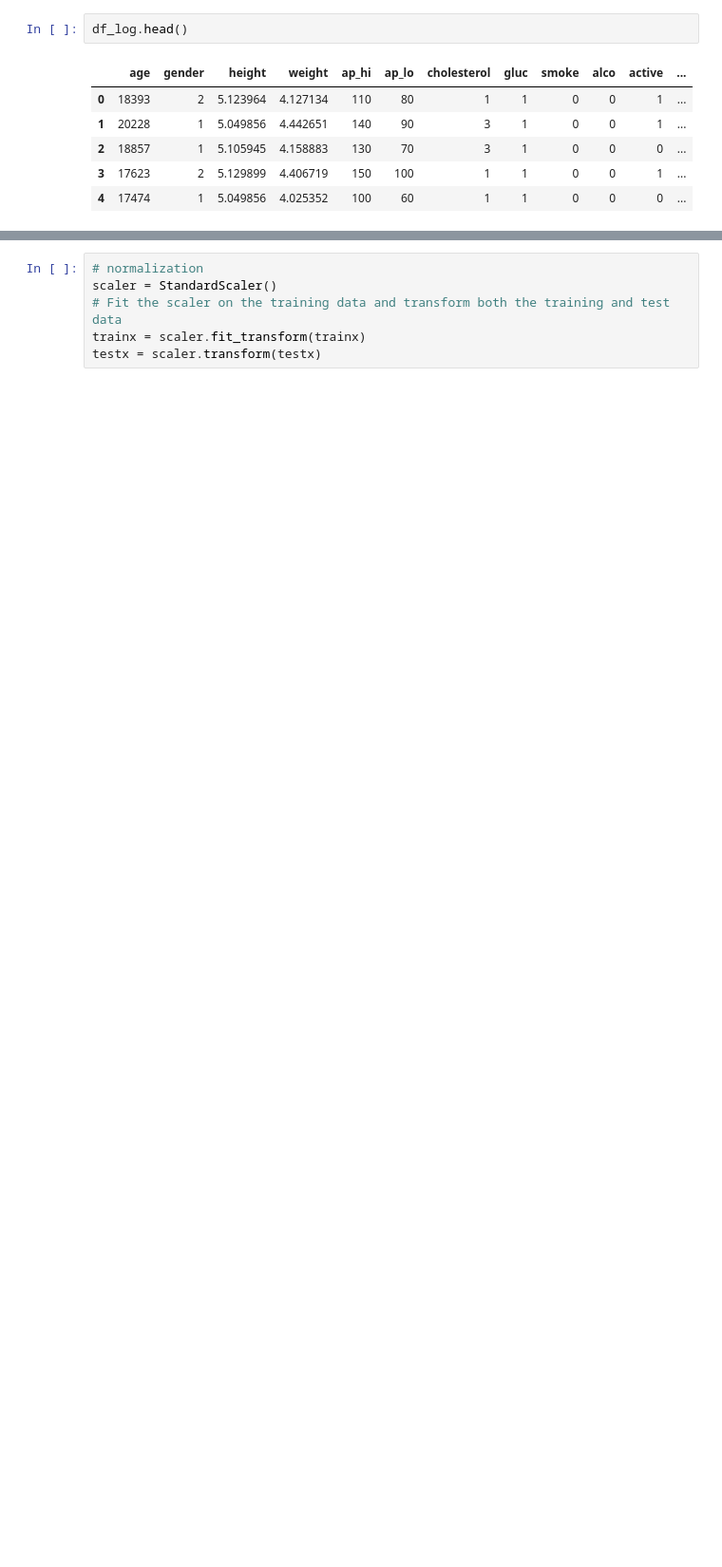
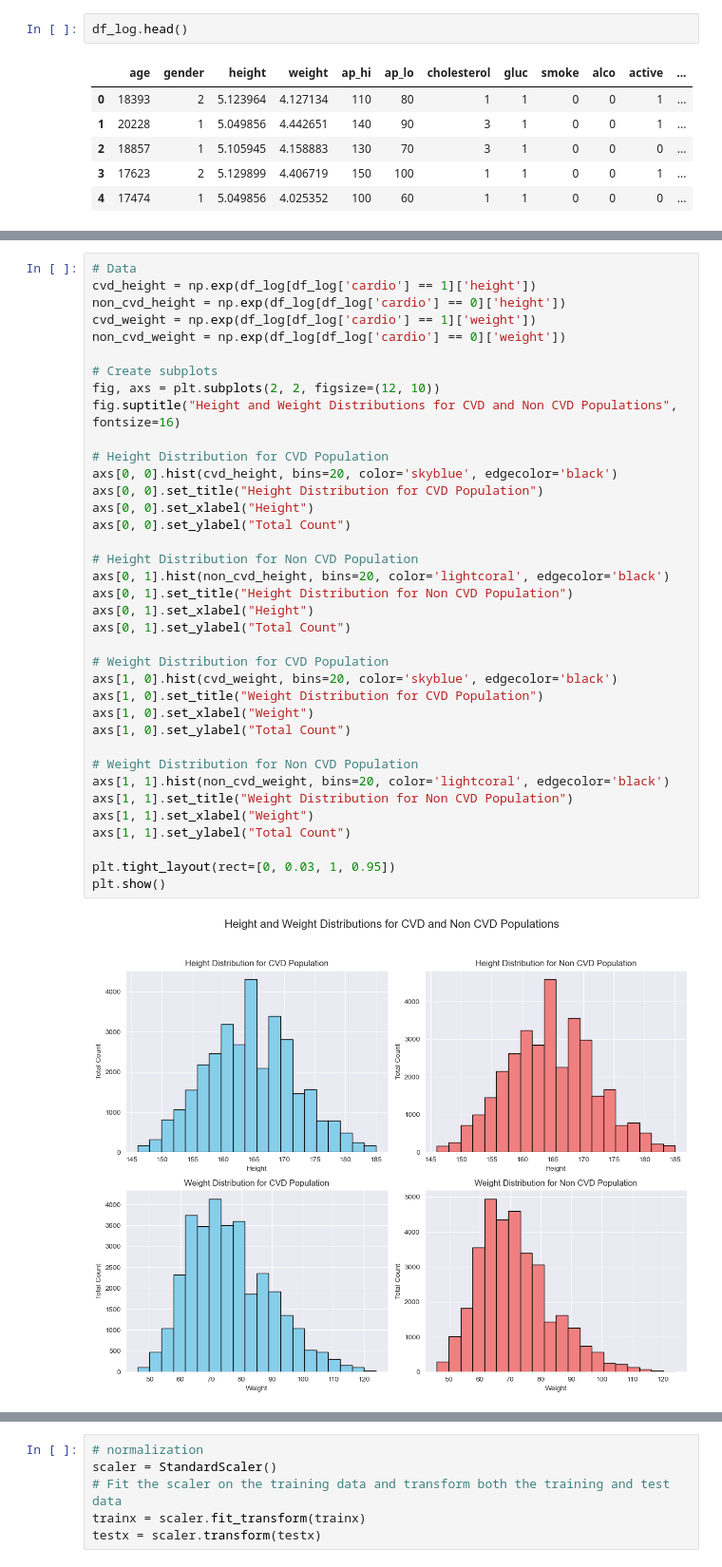
Before and after one commit to MasoudNateghi/CS534, a Jupyter notebook: Project/Project.ipynb, the cells around one changed output, grey strips where cells are left out. Shown at 95% size. Cells and saved outputs as stored; diff of their text form; blank space fills up the shorter version.

```diff
--- a/Project/Project.ipynb
+++ b/Project/Project.ipynb
@@ -377,0 +433,39 @@ Final data samples: 62211 | Number of features: 18
+# %%
+# Data
+cvd_height = np.exp(df_log[df_log['cardio'] == 1]['height'])
+non_cvd_height = np.exp(df_log[df_log['cardio'] == 0]['height'])
+cvd_weight = np.exp(df_log[df_log['cardio'] == 1]['weight'])
+non_cvd_weight = np.exp(df_log[df_log['cardio'] == 0]['weight'])
+
+# Create subplots
+fig, axs = plt.subplots(2, 2, figsize=(12, 10))
+fig.suptitle("Height and Weight Distributions for CVD and Non CVD Populations", fontsize=16)
+
+# Height Distribution for CVD Population
+axs[0, 0].hist(cvd_height, bins=20, color='skyblue', edgecolor='black')
+axs[0, 0].set_title("Height Distribution for CVD Population")
+axs[0, 0].set_xlabel("Height")
+axs[0, 0].set_ylabel("Total Count")
+
+# Height Distribution for Non CVD Population
+axs[0, 1].hist(non_cvd_height, bins=20, color='lightcoral', edgecolor='black')
+axs[0, 1].set_title("Height Distribution for Non CVD Population")
+axs[0, 1].set_xlabel("Height")
+axs[0, 1].set_ylabel("Total Count")
+
+# Weight Distribution for CVD Population
+axs[1, 0].hist(cvd_weight, bins=20, color='skyblue', edgecolor='black')
+axs[1, 0].set_title("Weight Distribution for CVD Population")
+axs[1, 0].set_xlabel("Weight")
+axs[1, 0].set_ylabel("Total Count")
+
+# Weight Distribution for Non CVD Population
+axs[1, 1].hist(non_cvd_weight, bins=20, color='lightcoral', edgecolor='black')
+axs[1, 1].set_title("Weight Distribution for Non CVD Population")
+axs[1, 1].set_xlabel("Weight")
+axs[1, 1].set_ylabel("Total Count")
+
+plt.tight_layout(rect=[0, 0.03, 1, 0.95])
+plt.show()
+# %% [output]
+[figure, added]
```
Also changed, not shown: parts of 25 cells of this notebook.
